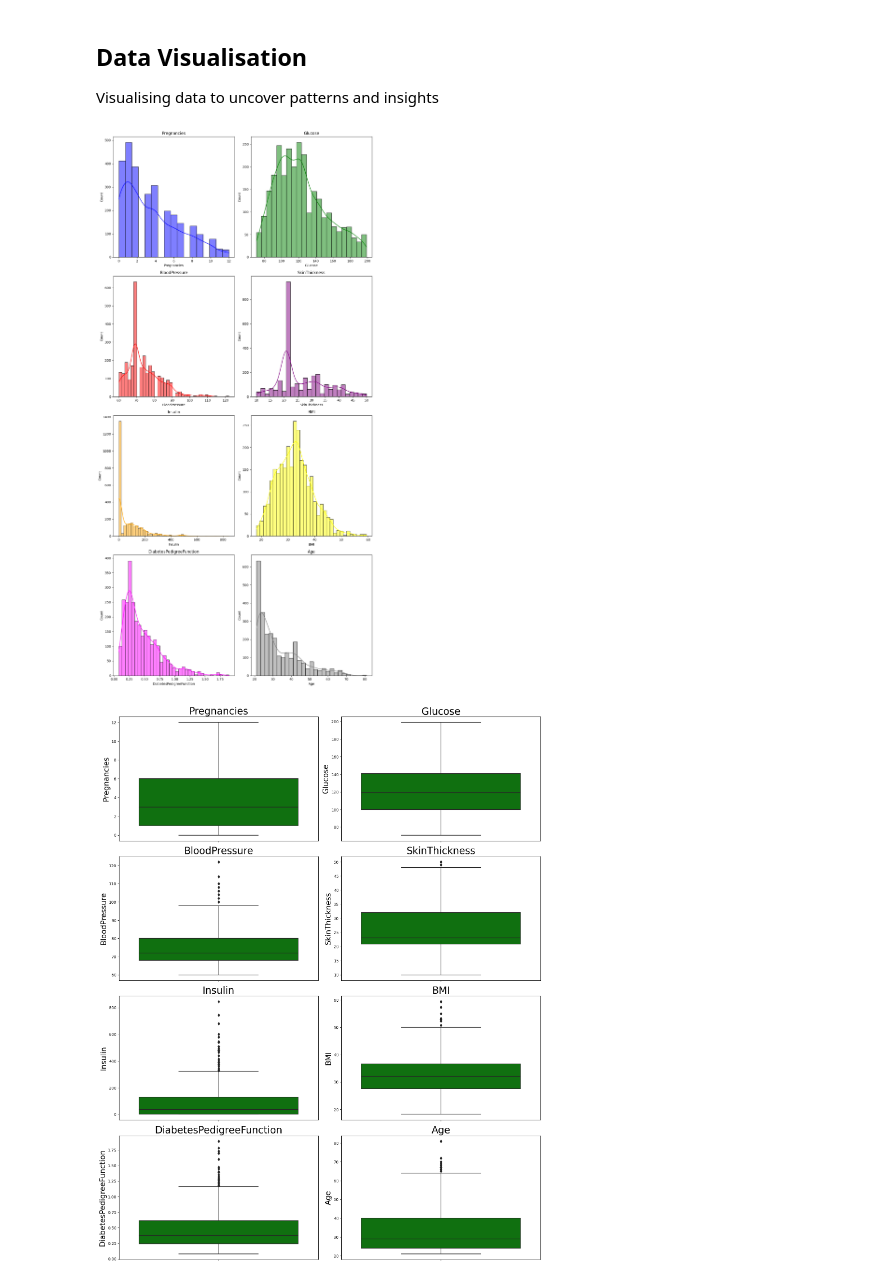
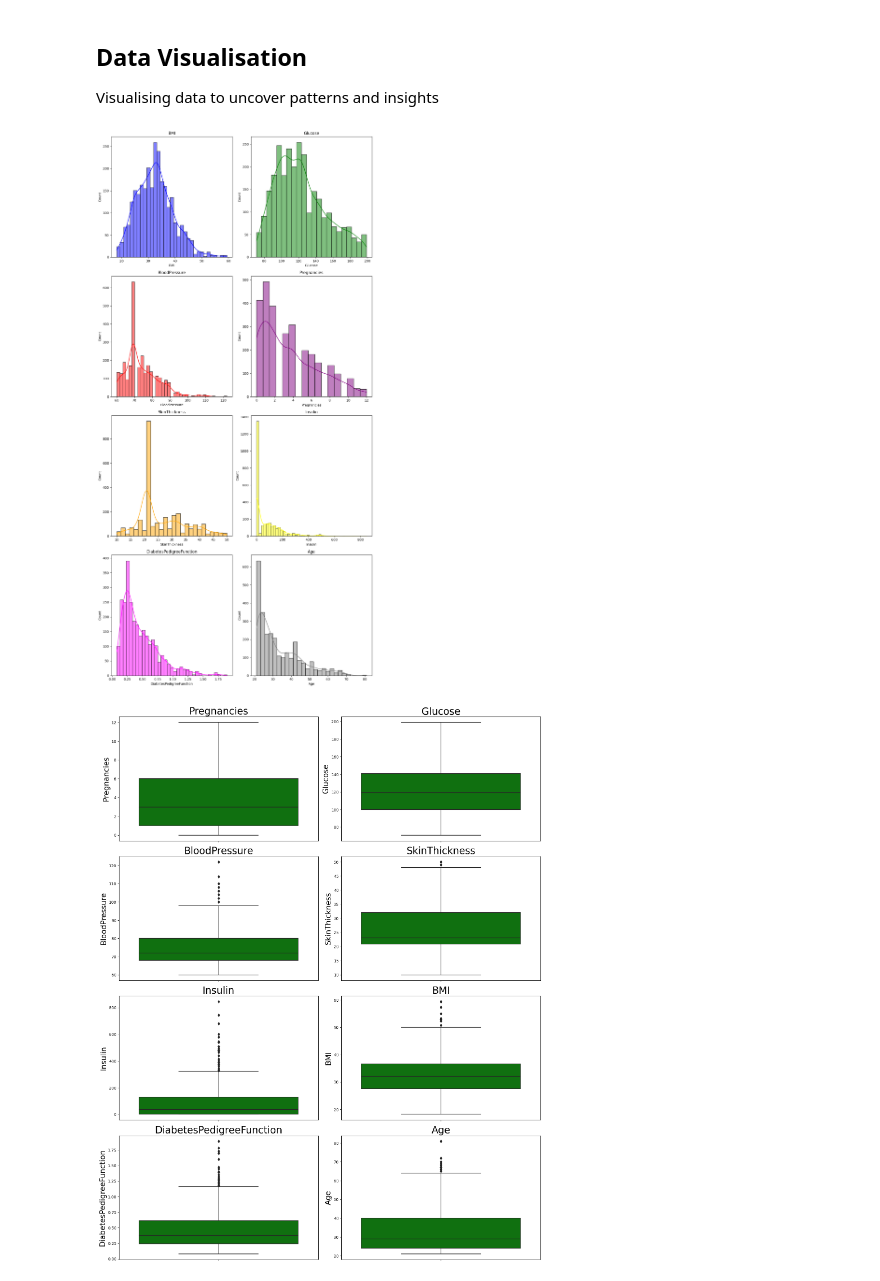
Before and after one commit to Toressy/Diabetes_prediction, a Jupyter notebook: diabetes-prediction.ipynb, the cells around one changed output. Saved outputs shown, nothing was run; the diff lists cells and outputs as text; code cells hidden in the pictures.

```diff
--- a/diabetes-prediction.ipynb
+++ b/diabetes-prediction.ipynb
@@ -196,25 +196,25 @@ df = df.drop(df.columns[0], axis=1)
 Visualising data to uncover patterns and insights
 # %%
 # List of numeric columns to plot
-columns = ['Pregnancies', 'Glucose', 'BloodPressure', 'SkinThickness', 'Insulin', 'BMI', 'DiabetesPedigreeFunction', 'Age']
+columns = [ 'BMI', 'Glucose', 'BloodPressure', 'Pregnancies', 'SkinThickness', 'Insulin', 'DiabetesPedigreeFunction', 'Age']
 
 vibrant_palette = [
     "blue", "green", "red", "purple","orange","yellow",
     "magenta", "grey", "black"
 ]
 
 plt.figure(figsize=(12, 24))
 
 for i, col in enumerate(columns):
     plt.subplot(4, 2, i+1)
     sns.histplot(data=df, x=col, kde=True, color=vibrant_palette[i]
 )
     plt.title(col)
 
 plt.tight_layout()
 plt.show()
 # %% [output]
-[figure, old version]
+[figure, new version]
 # %%
 # List of numeric columns to plot
 columns = ['Pregnancies', 'Glucose', 'BloodPressure', 'SkinThickness', 'Insulin', 'BMI', 'DiabetesPedigreeFunction', 'Age']
```
Also changed, not shown: parts of 6 cells of this notebook.
